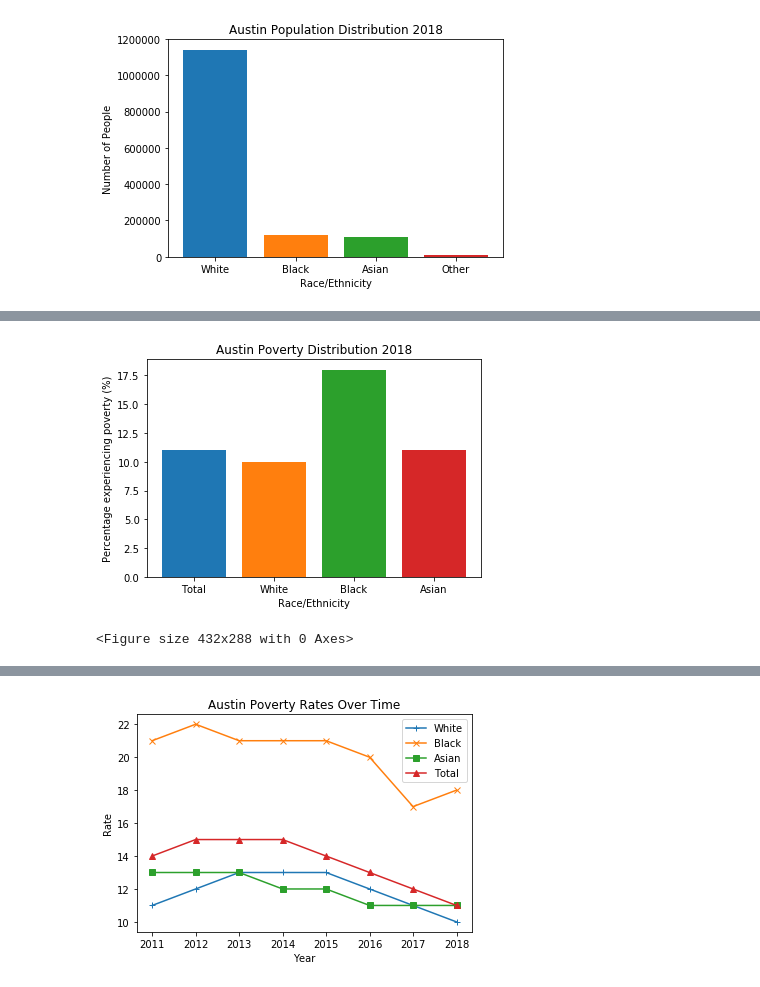
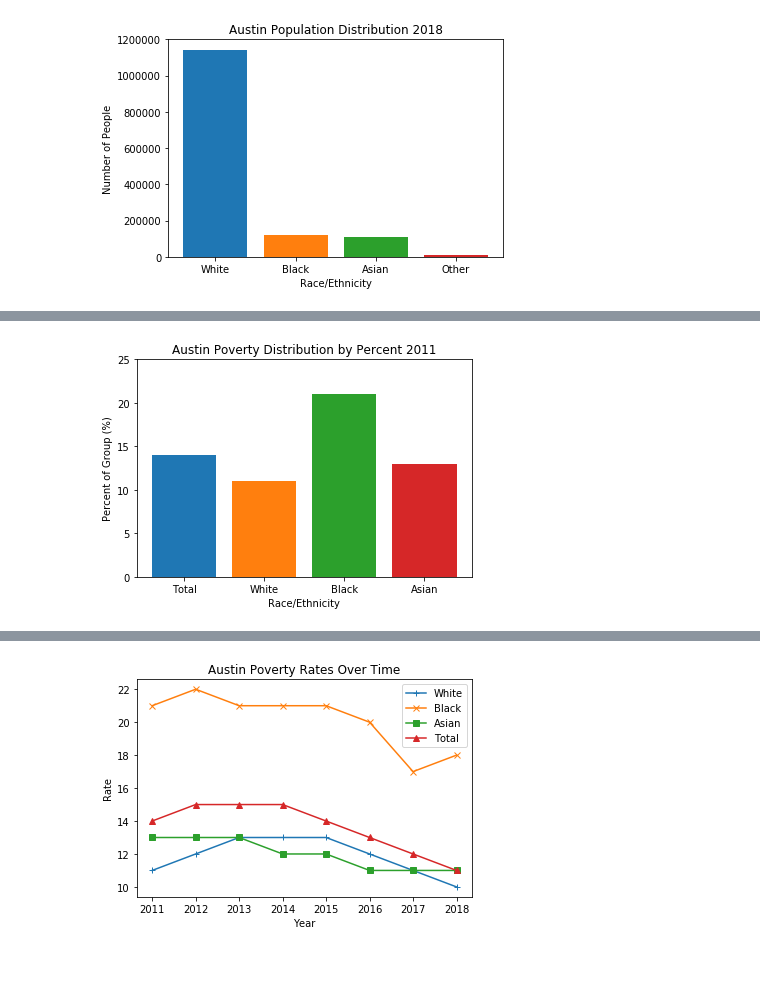
Before and after one commit to travis-tyler/AustinPopulationData, a Jupyter notebook: Rob/Demographics Visualization.ipynb, the cells around one changed output, grey strips where cells are left out. Drawn from its saved outputs; the diff is of its cells as text; code cells hidden in the pictures.

```diff
--- a/Rob/Demographics Visualization.ipynb
+++ b/Rob/Demographics Visualization.ipynb
@@ -214,32 +236,33 @@ def poverty_stats(year):
     return poverty_year
 # %%
 
+def poverty_percent_graph(year):
+    # Set variables to hold poverty data
+    poverty_data = poverty_stats(year)
 
+    # Set data to plot
+    labels = ["Total", "White", "Black", "Asian"]
 
-# Set variables to hold poverty dat
-poverty_data = poverty_stats(2018)
+    # Set colors
+    colors = ["tab:blue", "tab:orange", "tab:green", "tab:red", "tab:purple"]
 
-# Set data to plot
-labels = ["Total", "White", "Black", "Asian"]
+    # Create plot
+    plt.bar(labels, poverty_data, align="center", color=colors, width=0.8)
 
-# Set colors
-colors = ["tab:blue", "tab:orange", "tab:green", "tab:red", "tab:purple"]
+    # Set a Title and labels
+    plt.title(f"Austin Poverty Distribution by Percent {year}")
+    plt.xlabel("Race/Ethnicity")
+    plt.ylabel("Percent of Group (%)")
 
-# Create plot
-plt.bar(labels, poverty_data, align="center", color=colors, width=0.8)
+    # Set y-limit
+    plt.ylim(0, 25)
 
-# Set a Title and labels
-plt.title(f"Austin Poverty Distribution 2018")
-plt.xlabel("Race/Ethnicity")
-plt.ylabel("Percentage experiencing poverty (%)")
-
-# Set x limit
-# plt.xlim(-1, 5)
-# plt.ylim(-1, 1)
-
-plt.show()
-
-plt.savefig("../Output_Data/Demographics/Poverty_distribution_2018.png")
+    return
-# %% [output]
-[figure, removed]
-<Figure size 432x288 with 0 Axes>
+# %%
+# Output poverty distribution percent graph for 2011
+poverty_percent_graph(2011)
+
+# Save fig
+plt.savefig("../Output_Data/Demographics/Poverty_percent_2011.png", dpi=100, bbox_inches='tight')
+# %% [output]
+[figure, added]
```
Also changed, not shown: parts of 13 cells of this notebook, 9 other files.
